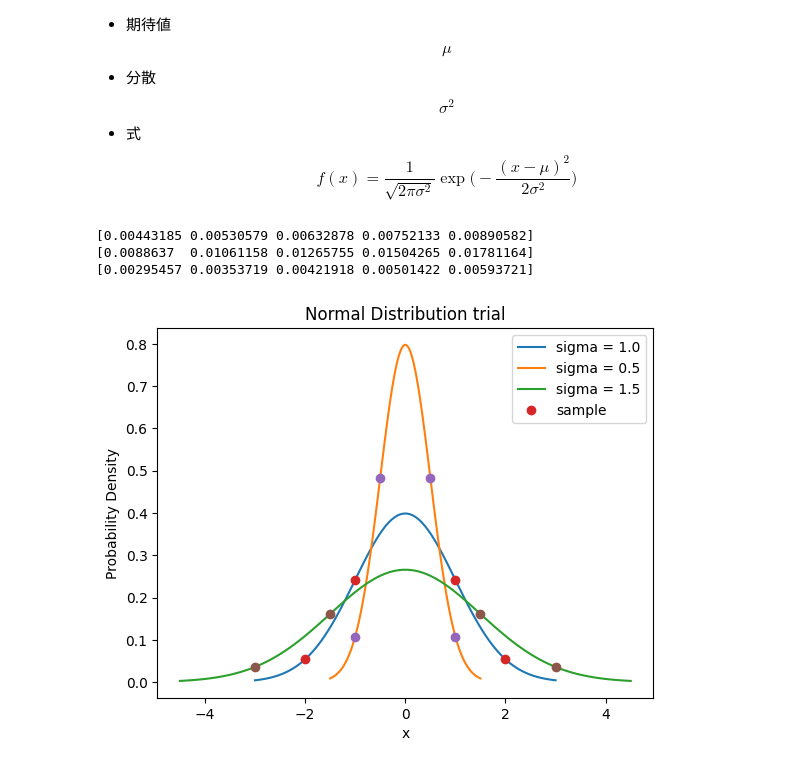
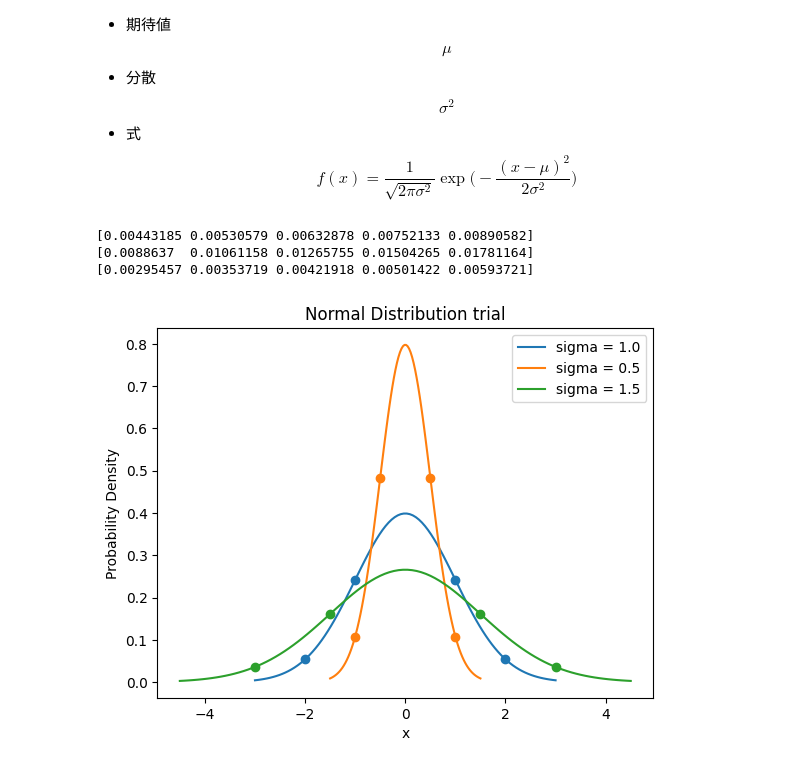
Before and after one commit to zfukuoka/SimpleTrialPython, a Jupyter notebook: NormalDistribution01.ipynb, the cells around one changed output. Saved outputs shown, nothing was run; the diff lists cells and outputs as text; code cells hidden in the pictures.

```diff
--- a/NormalDistribution01.ipynb
+++ b/NormalDistribution01.ipynb
@@ -33,35 +33,35 @@ y_c = (1 / (sigma_c * np.sqrt(2 * np.pi))) * np.exp(-0.5 * ((x_c - mu) / sigma_c
 x_sample = np.array([mu - 2 * sigma, mu - sigma, mu + sigma, mu + 2 * sigma])
 y_sample = (1 / (sigma * np.sqrt(2 * np.pi))) * np.exp(-0.5 * ((x_sample - mu) / sigma) ** 2)
 x_sample_b = np.array([mu - 2 * sigma_b, mu - sigma_b, mu + sigma_b, mu + 2 * sigma_b])
 y_sample_b = (1 / (sigma_b * np.sqrt(2 * np.pi))) * np.exp(-0.5 * ((x_sample_b - mu) / sigma_b) ** 2)
 x_sample_c = np.array([mu - 2 * sigma_c, mu - sigma_c, mu + sigma_c, mu + 2 * sigma_c])
 y_sample_c = (1 / (sigma_c * np.sqrt(2 * np.pi))) * np.exp(-0.5 * ((x_sample_c - mu) / sigma_c) ** 2)
 
 # print(y.dtype)
 # print(x.shape)
 # print(y.shape)
 print(y[0:5])
 print(y_b[0:5])
 print(y_c[0:5])
 
-# 横軸を成功回数、縦軸に割合でプロット
+# 横軸を値、縦軸に割合でプロット
 plt.plot(x, y, label="sigma = 1.0")
 plt.plot(x_b, y_b, label="sigma = 0.5")
 plt.plot(x_c, y_c, label="sigma = 1.5")
-plt.plot(x_sample, y_sample, 'o', label="sample")
-plt.plot(x_sample_b, y_sample_b, 'o')
-plt.plot(x_sample_c, y_sample_c, 'o')
+plt.plot(x_sample, y_sample, 'o', color="tab:blue")
+plt.plot(x_sample_b, y_sample_b, 'o', color="tab:orange")
+plt.plot(x_sample_c, y_sample_c, 'o', color="tab:green")
 plt.legend()
 plt.xlabel("x")
 plt.ylabel("Probability Density")
 # plt.xlim(0, 10)
 plt.title("Normal Distribution trial")
 # plt.tick_params(axis='x', which='major', width=1, length=10)
 # plt.tick_params(axis='x', which='minor', width=1, length=1)
 # plt.grid(True)
 plt.show()
 # %% [output]
 [0.00443185 0.00530579 0.00632878 0.00752133 0.00890582]
 [0.0088637  0.01061158 0.01265755 0.01504265 0.01781164]
 [0.00295457 0.00353719 0.00421918 0.00501422 0.00593721]
-[figure, old version]
+[figure, new version]
```
